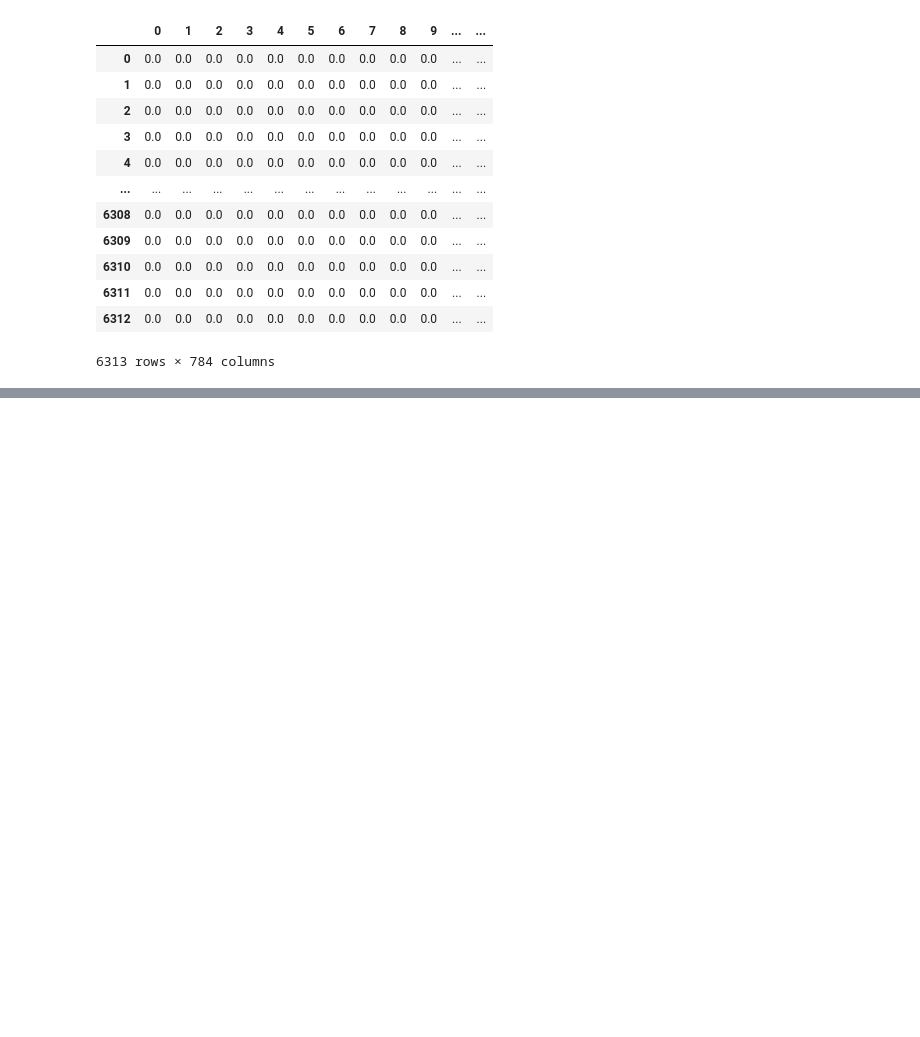
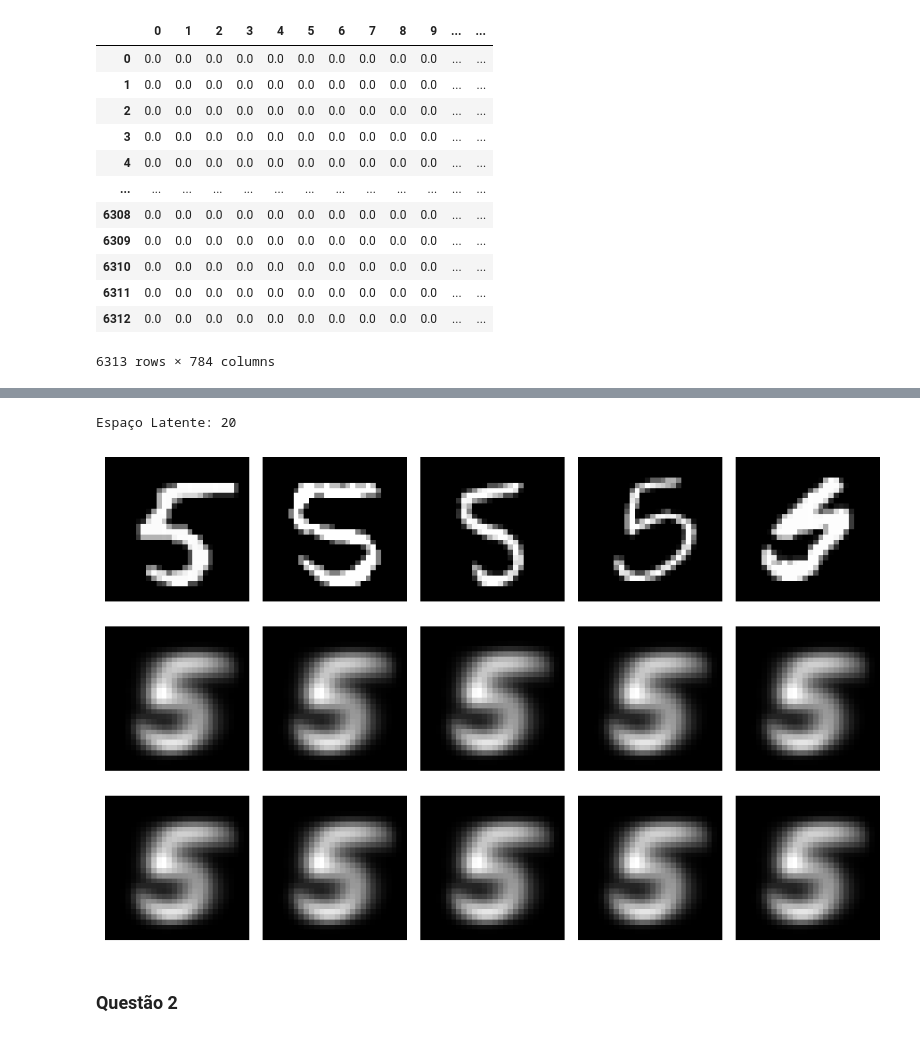
Before and after one commit to Lucasaraga0/ama_prob, a Jupyter notebook: amaprob_trab4/lista4.ipynb, the cells around one changed output, grey strips where cells are left out. Drawn from its saved outputs; the diff is of its cells as text; code cells hidden in the pictures; blank space fills up the shorter version.

```diff
--- a/amaprob_trab4/lista4.ipynb
+++ b/amaprob_trab4/lista4.ipynb
@@ -227,0 +313,7 @@ np.save("reconstructed_X.npy", reconstructedX)
+# %%
+treinao(L = 20)
+# %% [output]
+Espaço Latente: 20
+[figure, added]
+# %% [markdown]
+### Questão 2
```
Also changed, not shown: parts of 21 cells of this notebook, 3 other files.
